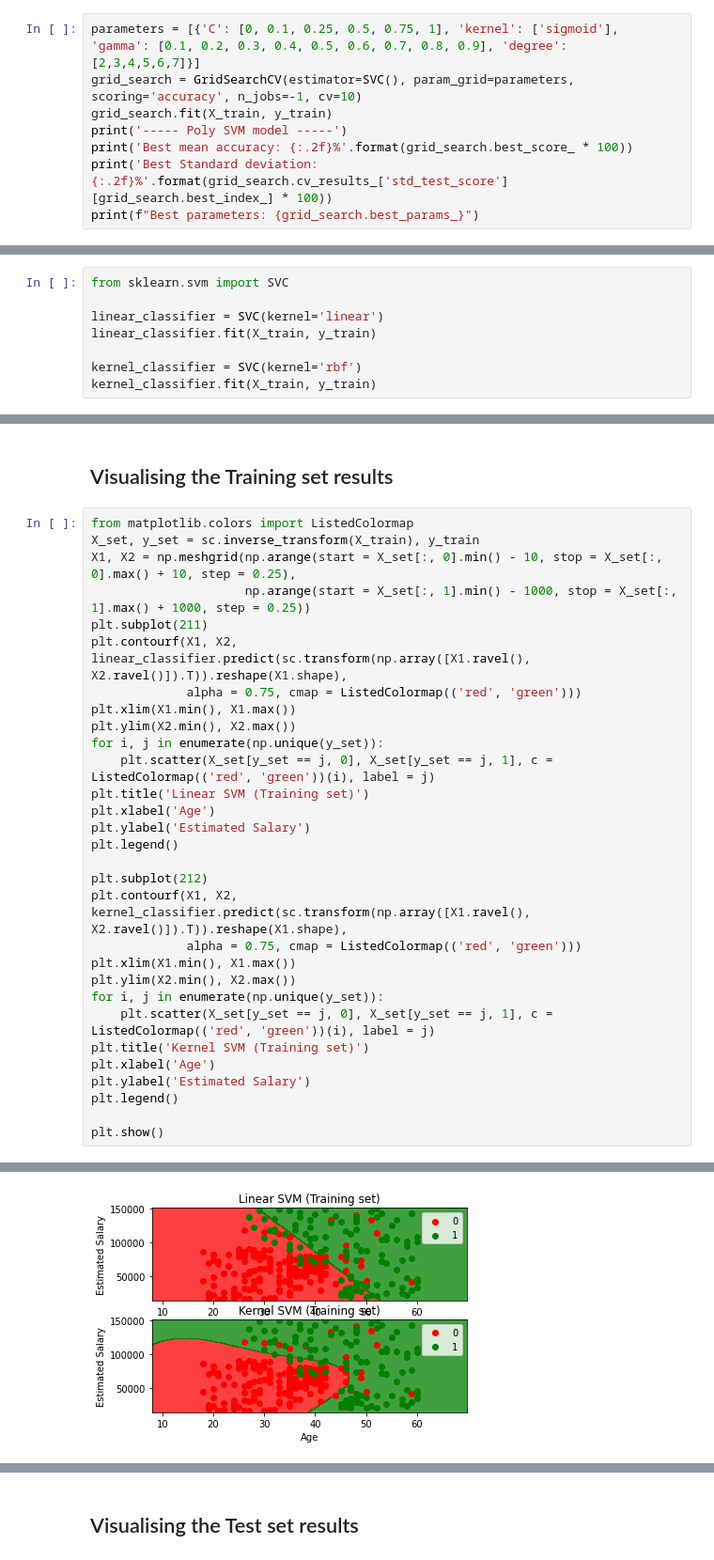
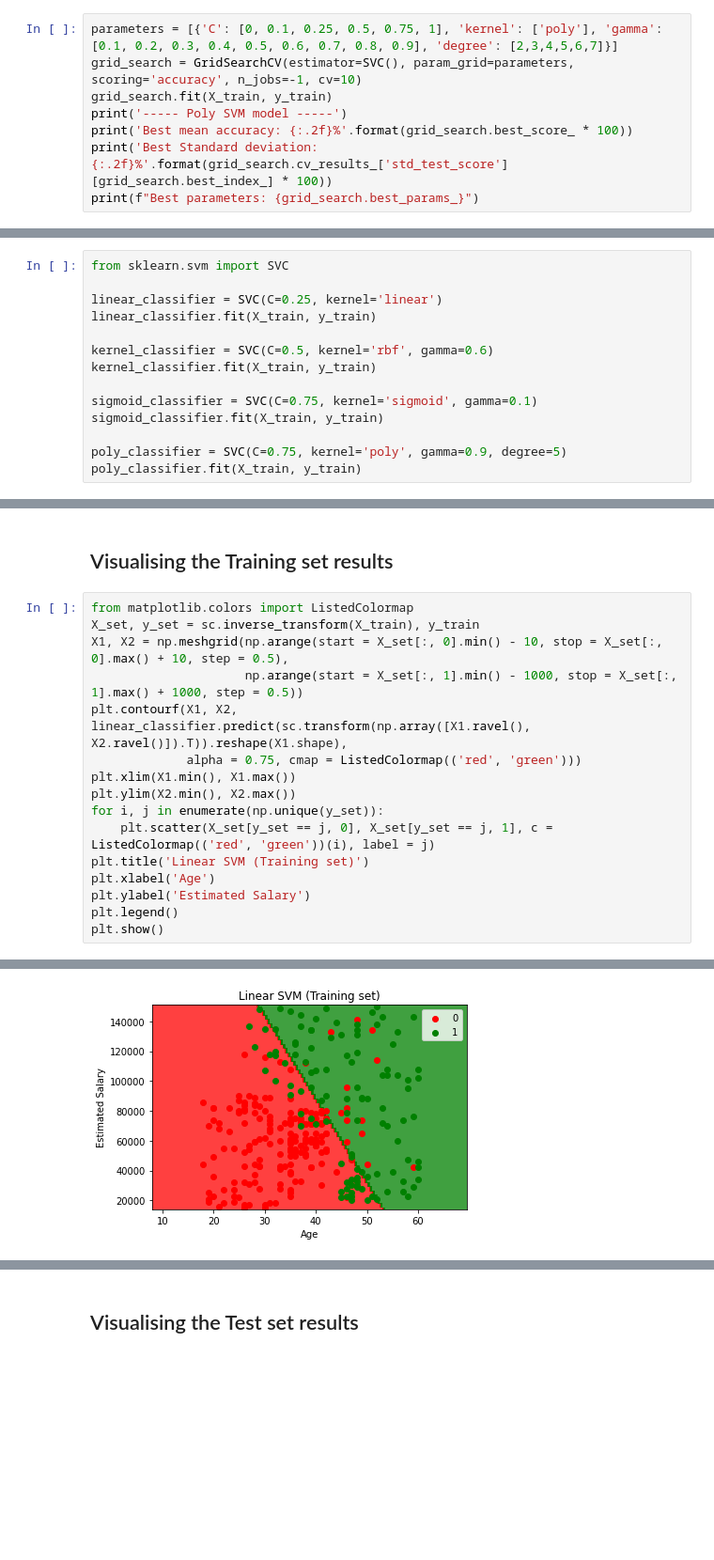
Before and after one commit to Aleksanderprofic/Machine-Learning, a Jupyter notebook: Classification/SVM/sklearn/social_network_ads_svm_classification.ipynb, the cells around one changed output, grey strips where cells are left out. Shown at 94% size. Drawn from its saved outputs; the diff is of its cells as text; blank space fills up the shorter version.

```diff
--- a/Classification/SVM/sklearn/social_network_ads_svm_classification.ipynb
+++ b/Classification/SVM/sklearn/social_network_ads_svm_classification.ipynb
@@ -80,7 +95,7 @@ print(f"Best parameters: {grid_search.best_params_}")
 # %% [markdown]
 #### Poly
 # %%
-parameters = [{'C': [0, 0.1, 0.25, 0.5, 0.75, 1], 'kernel': ['sigmoid'], 'gamma': [0.1, 0.2, 0.3, 0.4, 0.5, 0.6, 0.7, 0.8, 0.9], 'degree': [2,3,4,5,6,7]}]
+parameters = [{'C': [0, 0.1, 0.25, 0.5, 0.75, 1], 'kernel': ['poly'], 'gamma': [0.1, 0.2, 0.3, 0.4, 0.5, 0.6, 0.7, 0.8, 0.9], 'degree': [2,3,4,5,6,7]}]
 grid_search = GridSearchCV(estimator=SVC(), param_grid=parameters, scoring='accuracy', n_jobs=-1, cv=10)
 grid_search.fit(X_train, y_train)
 print('----- Poly SVM model -----')
@@ -92,9 +112,15 @@ print(f"Best parameters: {grid_search.best_params_}")
 # %%
 from sklearn.svm import SVC
 
-linear_classifier = SVC(kernel='linear')
+linear_classifier = SVC(C=0.25, kernel='linear')
 linear_classifier.fit(X_train, y_train)
 
-kernel_classifier = SVC(kernel='rbf')
+kernel_classifier = SVC(C=0.5, kernel='rbf', gamma=0.6)
 kernel_classifier.fit(X_train, y_train)
+
+sigmoid_classifier = SVC(C=0.75, kernel='sigmoid', gamma=0.1)
+sigmoid_classifier.fit(X_train, y_train)
+
+poly_classifier = SVC(C=0.75, kernel='poly', gamma=0.9, degree=5)
+poly_classifier.fit(X_train, y_train)
 # %% [output]
@@ -134,9 +180,8 @@ Accuracy: 0.93
 # %%
 from matplotlib.colors import ListedColormap
 X_set, y_set = sc.inverse_transform(X_train), y_train
-X1, X2 = np.meshgrid(np.arange(start = X_set[:, 0].min() - 10, stop = X_set[:, 0].max() + 10, step = 0.25),
-                     np.arange(start = X_set[:, 1].min() - 1000, stop = X_set[:, 1].max() + 1000, step = 0.25))
-plt.subplot(211)
+X1, X2 = np.meshgrid(np.arange(start = X_set[:, 0].min() - 10, stop = X_set[:, 0].max() + 10, step = 0.5),
+                     np.arange(start = X_set[:, 1].min() - 1000, stop = X_set[:, 1].max() + 1000, step = 0.5))
 plt.contourf(X1, X2, linear_classifier.predict(sc.transform(np.array([X1.ravel(), X2.ravel()]).T)).reshape(X1.shape),
              alpha = 0.75, cmap = ListedColormap(('red', 'green')))
 plt.xlim(X1.min(), X1.max())
@@ -147,19 +192,6 @@ plt.title('Linear SVM (Training set)')
 plt.xlabel('Age')
 plt.ylabel('Estimated Salary')
 plt.legend()
-
-plt.subplot(212)
-plt.contourf(X1, X2, kernel_classifier.predict(sc.transform(np.array([X1.ravel(), X2.ravel()]).T)).reshape(X1.shape),
-             alpha = 0.75, cmap = ListedColormap(('red', 'green')))
-plt.xlim(X1.min(), X1.max())
-plt.ylim(X2.min(), X2.max())
-for i, j in enumerate(np.unique(y_set)):
-    plt.scatter(X_set[y_set == j, 0], X_set[y_set == j, 1], c = ListedColormap(('red', 'green'))(i), label = j)
-plt.title('Kernel SVM (Training set)')
-plt.xlabel('Age')
-plt.ylabel('Estimated Salary')
-plt.legend()
-
 plt.show()
 # %% [output]
 *c* argument looks like a single numeric RGB or RGBA sequence, which should be avoided as value-mapping will have precedence in case its length matches with *x* & *y*.  Please use the *color* keyword- ...
@@ -169 +199 @@ plt.show()
-[figure, old version]
+[figure, new version]
```
Also changed, not shown: parts of 16 cells of this notebook.
